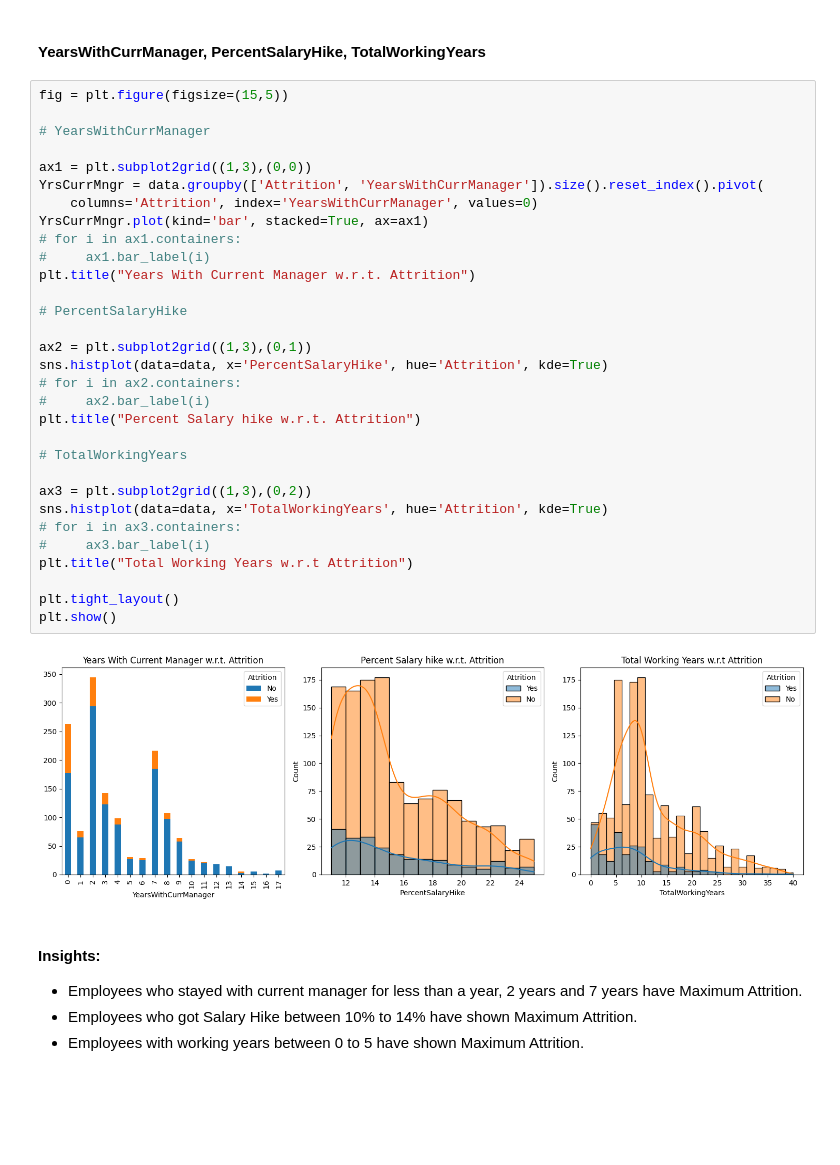
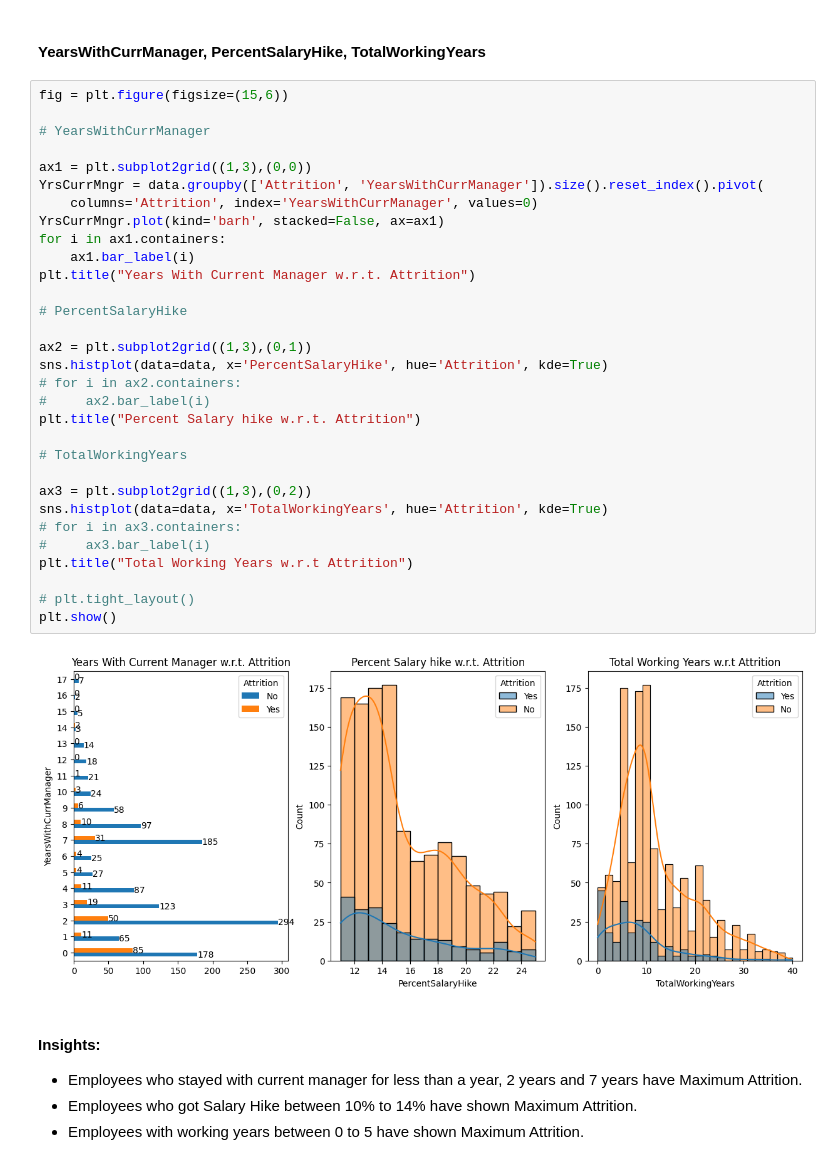
Before and after one commit to Akshay-Paunikar/IBM_Employee_Attrition_ML, a Jupyter notebook: notebook/IBM_Employee_Attrition_EDA.ipynb, the cells around one changed output. Saved outputs shown, nothing was run; the diff lists cells and outputs as text; blank space fills up the shorter version.

```diff
--- a/notebook/IBM_Employee_Attrition_EDA.ipynb
+++ b/notebook/IBM_Employee_Attrition_EDA.ipynb
@@ -474,38 +474,38 @@ plt.show()
 # %% [markdown]
 #### YearsWithCurrManager, PercentSalaryHike, TotalWorkingYears
 # %%
-fig = plt.figure(figsize=(15,5))
+fig = plt.figure(figsize=(15,6))
 
 # YearsWithCurrManager
 
 ax1 = plt.subplot2grid((1,3),(0,0))
 YrsCurrMngr = data.groupby(['Attrition', 'YearsWithCurrManager']).size().reset_index().pivot(
     columns='Attrition', index='YearsWithCurrManager', values=0)
-YrsCurrMngr.plot(kind='bar', stacked=True, ax=ax1)
-# for i in ax1.containers:
-#     ax1.bar_label(i)
+YrsCurrMngr.plot(kind='barh', stacked=False, ax=ax1)
+for i in ax1.containers:
+    ax1.bar_label(i)
 plt.title("Years With Current Manager w.r.t. Attrition")
 
 # PercentSalaryHike
 
 ax2 = plt.subplot2grid((1,3),(0,1))
 sns.histplot(data=data, x='PercentSalaryHike', hue='Attrition', kde=True)
 # for i in ax2.containers:
 #     ax2.bar_label(i)
 plt.title("Percent Salary hike w.r.t. Attrition")
 
 # TotalWorkingYears
 
 ax3 = plt.subplot2grid((1,3),(0,2))
 sns.histplot(data=data, x='TotalWorkingYears', hue='Attrition', kde=True)
 # for i in ax3.containers:
 #     ax3.bar_label(i)
 plt.title("Total Working Years w.r.t Attrition")
 
-plt.tight_layout()
+# plt.tight_layout()
 plt.show()
 # %% [output]
-[figure, old version]
+[figure, new version]
 # %% [markdown]
 #### Insights:
  - Employees who stayed with current manager for less than a year, 2 years and 7 years have Maximum Attrition.
```
Also changed, not shown: parts of 6 cells of this notebook.
